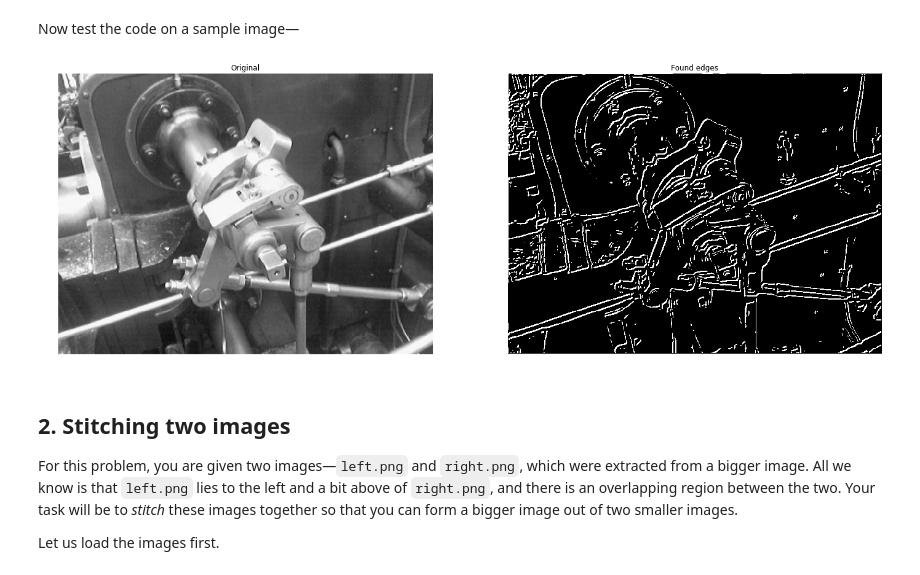
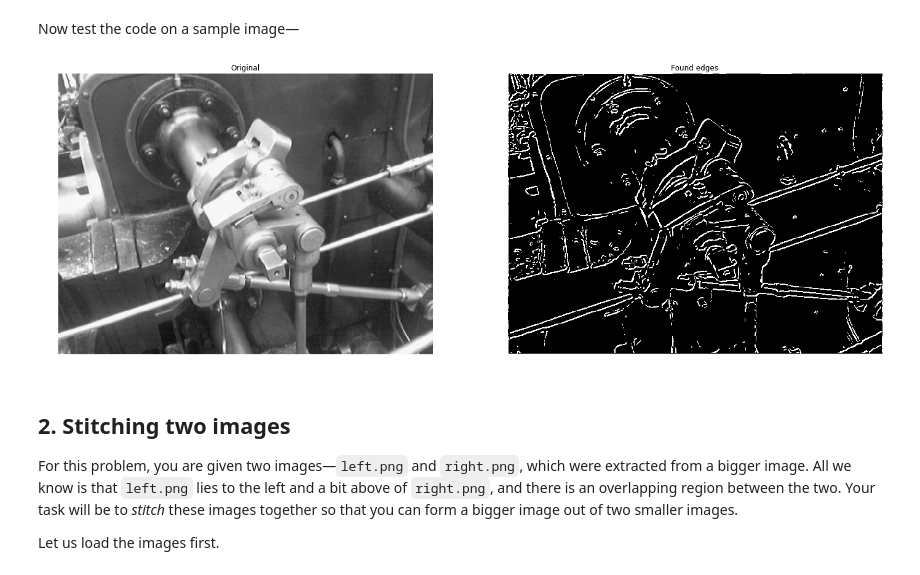
Before and after one commit to schwobr/VIC_Assignment1, a Jupyter notebook: VIC2018_Assignment1.ipynb, the cells around one changed output. Drawn from its saved outputs; the diff is of its cells as text; code cells hidden in the pictures.

```diff
--- a/VIC2018_Assignment1.ipynb
+++ b/VIC2018_Assignment1.ipynb
@@ -84,9 +84,9 @@ def non_maximum_suppression(g_mag, g_dir):
     for x in range(g_mag.shape[0]):
         for y in range(g_mag.shape[1]):
             direc = np.argmin(np.abs(directions-g_dir[x, y]))
-            a = 0 if x==2 else 1
-            b = 0 if x==0 else 1
-            sign = -1 if x==3 else 1
+            a = 0 if direc==2 else 1
+            b = 0 if direc==0 else 1
+            sign = -1 if direc==3 else 1
             g_max[x, y] = g_mag[x, y] if g_mag[x, y]>=padded[x+1+a, y+1+sign*b] and g_mag[x, y]>=padded[x-1-a, y-1-sign*b] else 0
     return g_max
 
@@ -153,24 +153,24 @@ Now test the code on a sample image&mdash;
 # %%
 img   = cv2.imread('valve.png')
 img   = cv2.cvtColor(img, cv2.COLOR_RGB2GRAY)
 img = img/255
-edges = canny_edge_detector(img)
+edges = canny_edge_detector(img, 0.2, 0.25)
 
 plt.figure(figsize=(24,12))
 
 plt.subplot(1, 2, 1)
 plt.imshow(img, cmap='gray')
 plt.axis('off')
 plt.title('Original')
 
 plt.subplot(1, 2, 2)
 plt.imshow(edges, cmap='gray')
 plt.axis('off')
 plt.title('Found edges')
 
 plt.show()
 # %% [output]
-[figure, old version]
+[figure, new version]
 # %% [markdown]
 ## 2. Stitching two images
 
```
Also changed, not shown: parts of 2 cells of this notebook.
